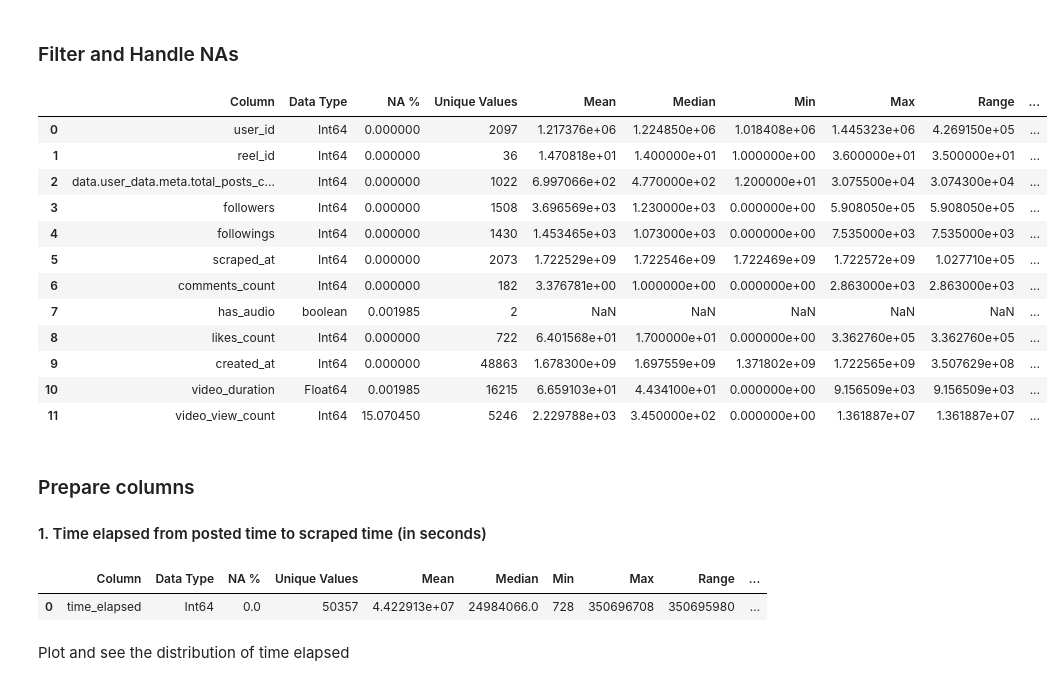
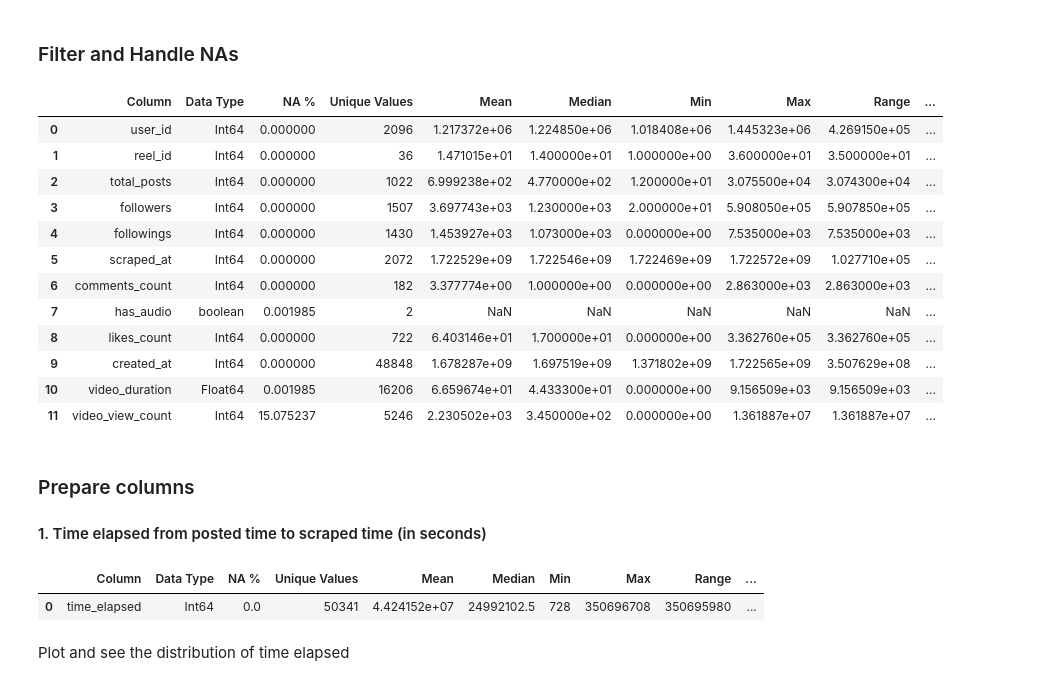
Before and after one commit to Mirrien-Liang/posting-time-impact-analysis, a Jupyter notebook: notebooks/data_cleaning.ipynb, the cells around one changed output. Cells and saved outputs as stored; diff of their text form; code cells hidden in the pictures.

```diff
--- a/notebooks/data_cleaning.ipynb
+++ b/notebooks/data_cleaning.ipynb
@@ -87,6 +88,7 @@ data = data.loc[
     (data['data.user_data.meta.has_reel'] == True) &
     (data['data.user_data.meta.is_private'] == False) &
     (data['data.user_data.meta.total_posts_count'] >= 12)
+    & (data['data.user_data.meta.followers_count'] > 0)
 ]
 
 # Filter out columns with names containing "data.user_data.post"
@@ -180,6 +182,7 @@ transformed = transformed.rename(
     columns={
         "timestamp": "scraped_at",
         "taken_at_timestamp": "created_at",
+        "data.user_data.meta.total_posts_count": "total_posts",
         "data.user_data.meta.followers_count": "followers",
         "data.user_data.meta.followings_count": "followings",
     }
@@ -253,44 +256,48 @@ summarize_dataframe(transformed)
 ### Filter and Handle NAs
 # %%
 # Drop rows with N/A created_at timestamp
-cleaned_data = transformed.dropna(subset=["created_at"])
+cleaned = transformed.dropna(subset=["created_at"])
 
 # Drop rows with comment disabled and remove this unary column
-cleaned_data = cleaned_data[cleaned_data["comments_disabled"] == False].drop(columns=["comments_disabled"])
+cleaned = cleaned[cleaned["comments_disabled"] == False].drop(columns=["comments_disabled"])
+
+# Drop rows with video duration < 1 or is NA
+cleaned = cleaned[(cleaned["video_duration"] >= 1) | (cleaned["video_duration"].isna())]
 
 # Impute NAs in has_audio as True?
 # cleaned_data["has_audio"] = cleaned_data["has_audio"].fillna(True)
 
 # Impute NAs in video_duration as?
 
 # Impute NAs in video_view_count with the average ratio of video_view_count to like_count?
 
 # Preview
-summarize_dataframe(cleaned_data)
+summarize_dataframe(cleaned)
 # %% [output]
 |  | Column | Data Type | NA % | Unique Values | Mean | Median | Min | Max | Range | ... |
-| 0 | user_id | Int64 | 0.000000 | 2097 | 1.217376e+06 | 1.224850e+06 | 1.018408e+06 | 1.445323e+06 | 4.269150e+05 | ... |
-| 1 | reel_id | Int64 | 0.000000 | 36 | 1.470818e+01 | 1.400000e+01 | 1.000000e+00 | 3.600000e+01 | 3.500000e+01 | ... |
-| 2 | data.user_data.meta.total_posts_c... | Int64 | 0.000000 | 1022 | 6.997066e+02 | 4.770000e+02 | 1.200000e+01 | 3.075500e+04 | 3.074300e+04 | ... |
-| 3 | followers | Int64 | 0.000000 | 1508 | 3.696569e+03 | 1.230000e+03 | 0.000000e+00 | 5.908050e+05 | 5.908050e+05 | ... |
-| 4 | followings | Int64 | 0.000000 | 1430 | 1.453465e+03 | 1.073000e+03 | 0.000000e+00 | 7.535000e+03 | 7.535000e+03 | ... |
-| 5 | scraped_at | Int64 | 0.000000 | 2073 | 1.722529e+09 | 1.722546e+09 | 1.722469e+09 | 1.722572e+09 | 1.027710e+05 | ... |
-| 6 | comments_count | Int64 | 0.000000 | 182 | 3.376781e+00 | 1.000000e+00 | 0.000000e+00 | 2.863000e+03 | 2.863000e+03 | ... |
+| 0 | user_id | Int64 | 0.000000 | 2096 | 1.217372e+06 | 1.224850e+06 | 1.018408e+06 | 1.445323e+06 | 4.269150e+05 | ... |
+| 1 | reel_id | Int64 | 0.000000 | 36 | 1.471015e+01 | 1.400000e+01 | 1.000000e+00 | 3.600000e+01 | 3.500000e+01 | ... |
+| 2 | total_posts | Int64 | 0.000000 | 1022 | 6.999238e+02 | 4.770000e+02 | 1.200000e+01 | 3.075500e+04 | 3.074300e+04 | ... |
+| 3 | followers | Int64 | 0.000000 | 1507 | 3.697743e+03 | 1.230000e+03 | 2.000000e+01 | 5.908050e+05 | 5.907850e+05 | ... |
+| 4 | followings | Int64 | 0.000000 | 1430 | 1.453927e+03 | 1.073000e+03 | 0.000000e+00 | 7.535000e+03 | 7.535000e+03 | ... |
+| 5 | scraped_at | Int64 | 0.000000 | 2072 | 1.722529e+09 | 1.722546e+09 | 1.722469e+09 | 1.722572e+09 | 1.027710e+05 | ... |
+| 6 | comments_count | Int64 | 0.000000 | 182 | 3.377774e+00 | 1.000000e+00 | 0.000000e+00 | 2.863000e+03 | 2.863000e+03 | ... |
 | 7 | has_audio | boolean | 0.001985 | 2 | NaN | NaN | NaN | NaN | NaN | ... |
-| 8 | likes_count | Int64 | 0.000000 | 722 | 6.401568e+01 | 1.700000e+01 | 0.000000e+00 | 3.362760e+05 | 3.362760e+05 | ... |
-| 9 | created_at | Int64 | 0.000000 | 48863 | 1.678300e+09 | 1.697559e+09 | 1.371802e+09 | 1.722565e+09 | 3.507629e+08 | ... |
-| 10 | video_duration | Float64 | 0.001985 | 16215 | 6.659103e+01 | 4.434100e+01 | 0.000000e+00 | 9.156509e+03 | 9.156509e+03 | ... |
-| 11 | video_view_count | Int64 | 15.070450 | 5246 | 2.229788e+03 | 3.450000e+02 | 0.000000e+00 | 1.361887e+07 | 1.361887e+07 | ... |
+| 8 | likes_count | Int64 | 0.000000 | 722 | 6.403146e+01 | 1.700000e+01 | 0.000000e+00 | 3.362760e+05 | 3.362760e+05 | ... |
+| 9 | created_at | Int64 | 0.000000 | 48848 | 1.678287e+09 | 1.697519e+09 | 1.371802e+09 | 1.722565e+09 | 3.507629e+08 | ... |
+| 10 | video_duration | Float64 | 0.001985 | 16206 | 6.659674e+01 | 4.433300e+01 | 0.000000e+00 | 9.156509e+03 | 9.156509e+03 | ... |
+| 11 | video_view_count | Int64 | 15.075237 | 5246 | 2.230502e+03 | 3.450000e+02 | 0.000000e+00 | 1.361887e+07 | 1.361887e+07 | ... |
 # %% [markdown]
 ### Prepare columns
 
 #### 1. Time elapsed from posted time to scraped time (in seconds)
 # %%
-cleaned_data["time_elapsed"] = (cleaned_data["scraped_at"] - cleaned_data["created_at"])
-summarize_dataframe(cleaned_data[["time_elapsed"]])
+augmented = cleaned.copy()
+augmented["time_elapsed"] = (augmented["scraped_at"] - augmented["created_at"])
+summarize_dataframe(augmented[["time_elapsed"]])
 # %% [output]
 |  | Column | Data Type | NA % | Unique Values | Mean | Median | Min | Max | Range | ... |
-| 0 | time_elapsed | Int64 | 0.0 | 50357 | 4.422913e+07 | 24984066.0 | 728 | 350696708 | 350695980 | ... |
+| 0 | time_elapsed | Int64 | 0.0 | 50341 | 4.424152e+07 | 24992102.5 | 728 | 350696708 | 350695980 | ... |
 # %% [markdown]
 Plot and see the distribution of time elapsed
 # %%
```
Also changed, not shown: parts of 12 cells of this notebook.
